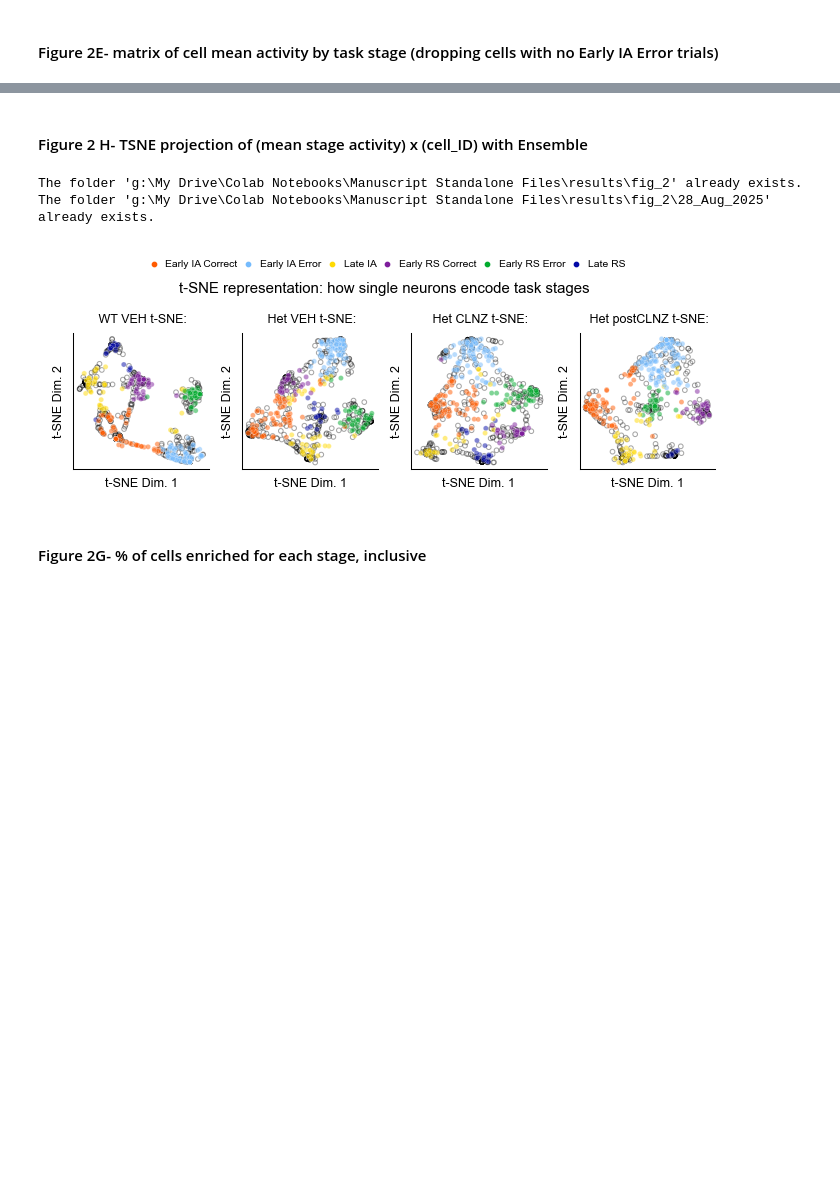
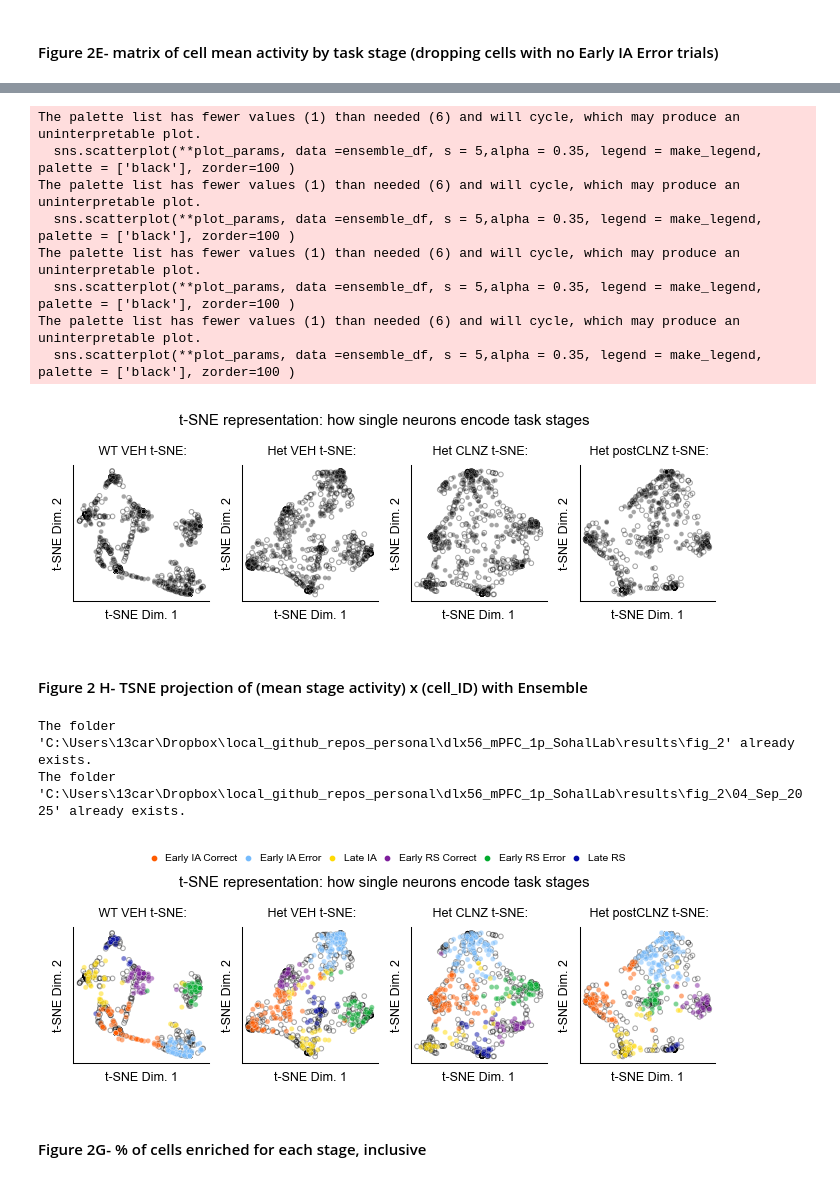
Before and after one commit to cjohnsoncruz/dlx56_mPFC_1p_SohalLab, a Jupyter notebook: code/Figure 2, 5-7, Sup Figure 1-2 Ensemble Analysis and Figure Code.ipynb, the cells around one changed output, grey strips where cells are left out. Saved outputs shown, nothing was run; the diff lists cells and outputs as text; code cells hidden in the pictures; blank space fills up the shorter version.

```diff
--- a/code/Figure 2, 5-7, Sup Figure 1-2 Ensemble Analysis and Figure Code.ipynb
+++ b/code/Figure 2, 5-7, Sup Figure 1-2 Ensemble Analysis and Figure Code.ipynb
@@ -473,4 +473,43 @@ The folder 'g:\My Drive\Colab Notebooks\Manuscript Standalone Files\results\fig_
 [figure]
+# %%
+#visualization only- non ensemble coded t-SNE
+tsne_figsize = (4.5,1.5)
+fig,ax_array =plt.subplots(1,4,figsize = tsne_figsize, layout = 'constrained')
+transform = f"t-SNE"
+fig.suptitle(f"t-SNE representation: how single neurons encode task stages")
+## make plot
+for geno_count, geno in enumerate(geno_order):#iterate through AVs to project TSNE
+    ax = ax_array.flat[geno_count]
+    plot_params = dict( x = 'dim_1', y = 'dim_2',hue = 'ensemble',ax = ax) #constant across both scatters
+    #plot nonenriched
+    non_ens_ax = ax_array.flat[geno_count]
+    non_ensemble_df =  tsne_results[geno].loc[tsne_results[geno].ensemble == 'none',:]
+    sns.scatterplot(**plot_params, data =non_ensemble_df,   s = 5,alpha = 0.35, linewidth =0.5, legend = False, palette = ['black'],  zorder=0)
+    #find collections with > 1 point contained therein
+    nonlegend_collections = [x for x in non_ens_ax.collections if x.get_facecolors().shape[0]>1]
+    collection_size= [x.get_facecolors().shape for x in nonlegend_collections]
+    largest_collection_size = np.max(collection_size) #use largest collection as == ensemble
+    non_enrich_collection = [x for x in nonlegend_collections if x.get_facecolors().shape[0] == largest_collection_size][0]
+    non_enrich_collection.set_edgecolors(non_enrich_collection.get_facecolors().copy())# Restore the edge colors using the saved values
+    non_enrich_collection.set_facecolors("none")# Remove the face color by setting it to "none"
+
+    #plot ensemble
+    ensemble_df = tsne_results[geno].loc[tsne_results[geno].ensemble.isin(stage_chrono_order),:]
+    sns.scatterplot(**plot_params, data =ensemble_df, s = 5,alpha = 0.35, legend = make_legend, palette = ['black'], zorder=100 )
+    set_ax_title_xlabel_ylabel(ax,{'title': f" {geno} {transform}:",'ylabel': f'{transform} Dim. 2', 'xlabel': f'{transform} Dim. 1', 'xticks':[], 'yticks':[]})
+
+for ax in ax_array.flat:# force each subplot’s BOX to be square:
+    ax.set_box_aspect(1)
+# %% [output]
+The palette list has fewer values (1) than needed (6) and will cycle, which may produce an uninterpretable plot.
+  sns.scatterplot(**plot_params, data =ensemble_df, s = 5,alpha = 0.35, legend = make_legend, palette = ['black'], zorder=100 )
+The palette list has fewer values (1) than needed (6) and will cycle, which may produce an uninterpretable plot.
+  sns.scatterplot(**plot_params, data =ensemble_df, s = 5,alpha = 0.35, legend = make_legend, palette = ['black'], zorder=100 )
+The palette list has fewer values (1) than needed (6) and will cycle, which may produce an uninterpretable plot.
+  sns.scatterplot(**plot_params, data =ensemble_df, s = 5,alpha = 0.35, legend = make_legend, palette = ['black'], zorder=100 )
+The palette list has fewer values (1) than needed (6) and will cycle, which may produce an uninterpretable plot.
+  sns.scatterplot(**plot_params, data =ensemble_df, s = 5,alpha = 0.35, legend = make_legend, palette = ['black'], zorder=100 )
+[figure, added]
 # %% [markdown]
 #### Figure 2 H- TSNE projection of (mean stage activity) x (cell_ID) with Ensemble
 # %%
@@ -511,8 +550,8 @@ fig_name =  f"all summary TSNE- {transform} ens mean act in task stage"
 
 save_fig_in_main_fig_dir(fig, fig_name= fig_name, folder_key=2, filetypes_to_save = ['png'])
 # %% [output]
-The folder 'g:\My Drive\Colab Notebooks\Manuscript Standalone Files\results\fig_2' already exists.
-The folder 'g:\My Drive\Colab Notebooks\Manuscript Standalone Files\results\fig_2\28_Aug_2025' already exists.
+The folder 'C:\Users\13car\Dropbox\local_github_repos_personal\dlx56_mPFC_1p_SohalLab\results\fig_2' already exists.
+The folder 'C:\Users\13car\Dropbox\local_github_repos_personal\dlx56_mPFC_1p_SohalLab\results\fig_2\04_Sep_2025' already exists.
 [figure]
 # %% [markdown]
 #### Figure 2G- % of cells enriched for each stage, inclusive
```
Also changed, not shown: parts of 23 cells of this notebook, 3 other files.
